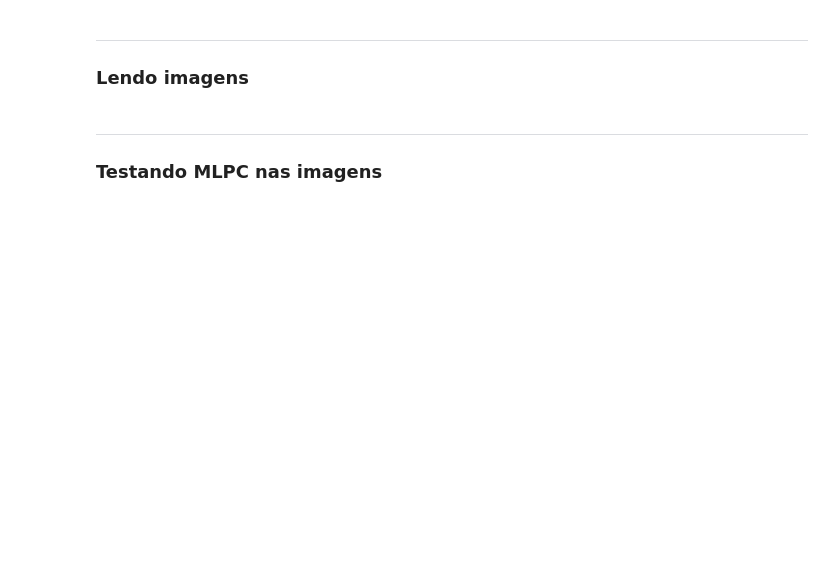
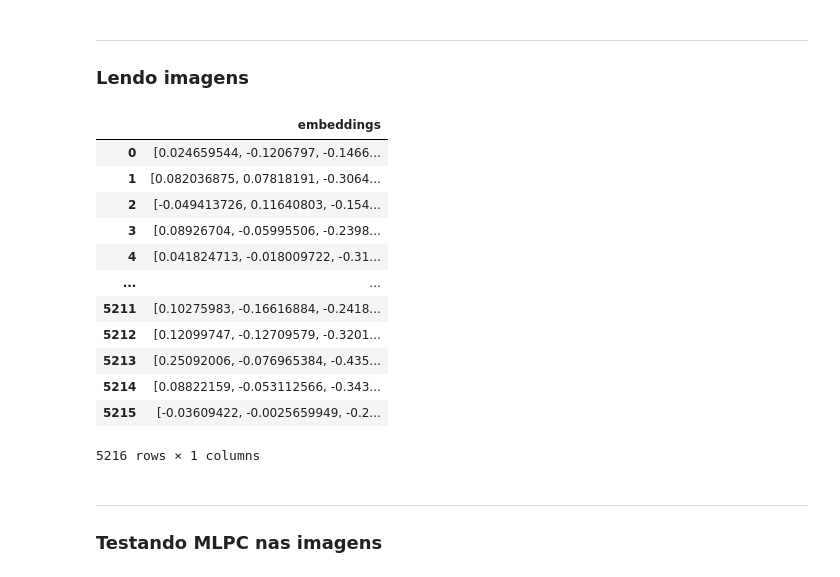
Before and after one commit to EduardoDuX/pneumonia, a Jupyter notebook: pneumonia.ipynb, the cells around one changed output. Saved outputs shown, nothing was run; the diff lists cells and outputs as text; code cells hidden in the pictures; blank space fills up the shorter version.

```diff
--- a/pneumonia.ipynb
+++ b/pneumonia.ipynb
@@ -11,30 +14,66 @@ from sklearn.model_selection import train_test_split
+# %%
+image_feature_extractor = SentenceTransformer('clip-ViT-B-32')
 # %% [markdown]
 ---
 ### Lendo imagens
 # %%
 # Train images
 
-train_filenames_normal = glob.glob('archive/chest_xray/train/NORMAL/*')
-train_filenames_pneumonia = glob.glob('archive/chest_xray/train/PNEUMONIA/*')
+train_filenames_normal = glob.glob('chest_xray/train/NORMAL/*')
+train_filenames_pneumonia = glob.glob('chest_xray/train/PNEUMONIA/*')
 
 X_train = []
 
 for filename in tqdm(train_filenames_normal):
-    img = cv2.imread(filename, 0)
-    # img = cv2.resize(img, dsize=(320, 240), interpolation=cv2.INTER_CUBIC)
+    img = Image.open(filename)
+    # img = cv2.imread(filename, 0)
+    # img = cv2.resize(img, dsize=(160, 120), interpolation=cv2.INTER_CUBIC)
     # imageio.imwrite(filename, img)
-    X_train.append(img.flatten())
+    # X_train.append(img.flatten())
+    X_train.append(img)
+
+for filename in tqdm(train_filenames_pneumonia):
+    img = Image.open(filename)
+    # img = cv2.imread(filename, 0)
+    # img = cv2.resize(img, dsize=(160, 120), interpolation=cv2.INTER_CUBIC)
+    # imageio.imwrite(filename, img)
+    # X_train.append(img.flatten())
+    X_train.append(img)
 
 
-for filename in tqdm(train_filenames_pneumonia):
-    img = cv2.imread(filename, 0)
-    # img = cv2.resize(img, dsize=(320, 240), interpolation=cv2.INTER_CUBIC)
-    # imageio.imwrite(filename, img)
-    X_train.append(img.flatten())
+# imgs = []
+# for imagem in L:
+#   imgs.append(Image.open(imagem))
+
+embeddings = image_feature_extractor.encode(X_train)
+
+# embeddings.shape
+
+X_train = pd.DataFrame()
+# X_train['imgs'] = L
+X_train['embeddings'] = list(embeddings)
+X_train
+
 
 y_zeros = np.zeros(len(train_filenames_normal))
 y_ones = np.ones(len(train_filenames_pneumonia))
 y_train = np.concatenate([y_zeros,y_ones])
+# %%
+X_train
+# %% [output]
+|  | embeddings |
+| 0 | [0.024659544, -0.1206797, -0.1466... |
+| 1 | [0.082036875, 0.07818191, -0.3064... |
+| 2 | [-0.049413726, 0.11640803, -0.154... |
+| 3 | [0.08926704, -0.05995506, -0.2398... |
+| 4 | [0.041824713, -0.018009722, -0.31... |
+| ... | ... |
+| 5211 | [0.10275983, -0.16616884, -0.2418... |
+| 5212 | [0.12099747, -0.12709579, -0.3201... |
+| 5213 | [0.25092006, -0.076965384, -0.435... |
+| 5214 | [0.08822159, -0.053112566, -0.343... |
+| 5215 | [-0.03609422, -0.0025659949, -0.2... |
+5216 rows × 1 columns
 # %%
 # Test images
 
```
Also changed, not shown: parts of 8 cells of this notebook.
